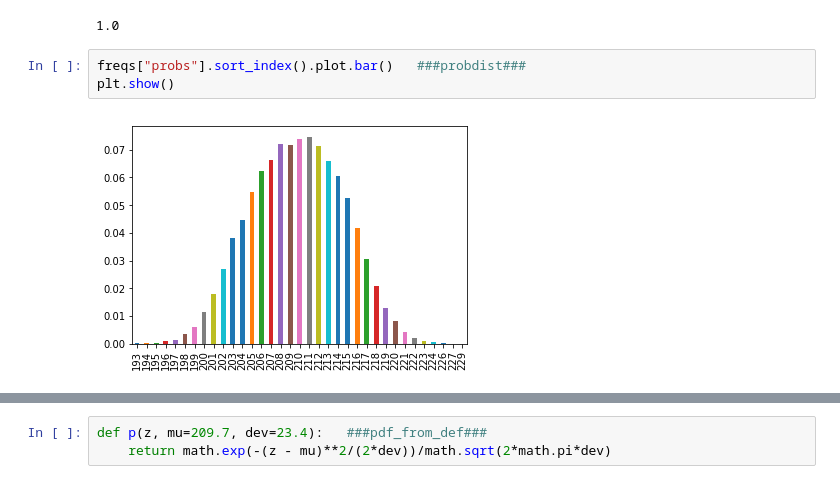
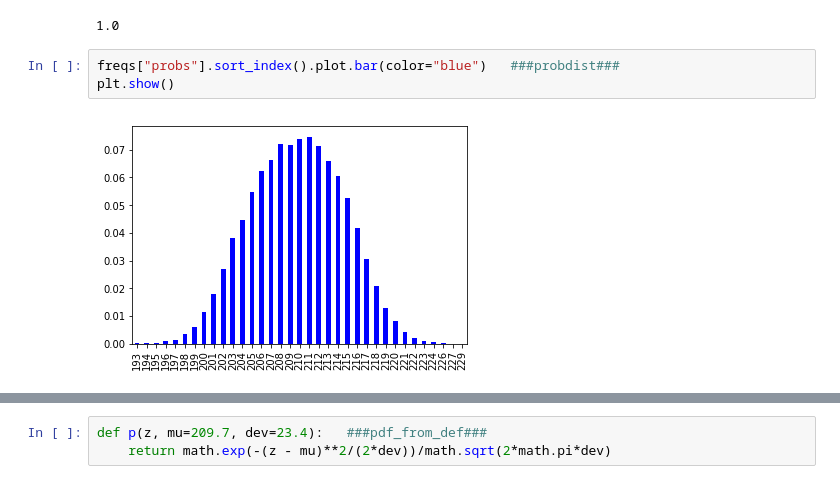
Before and after one commit to ryuichiueda/LNPR_BOOK_CODES, a Jupyter notebook: section_sensor/lidar_200.ipynb, the cells around one changed output, grey strips where cells are left out. Drawn from its saved outputs; the diff is of its cells as text.

```diff
--- a/section_sensor/lidar_200.ipynb
+++ b/section_sensor/lidar_200.ipynb
@@ -147,10 +120,10 @@ sum(freqs["probs"])  ###confirmsum###
 # %% [output]
 1.0
 # %%
-freqs["probs"].sort_index().plot.bar()   ###probdist###
+freqs["probs"].sort_index().plot.bar(color="blue")   ###probdist###
 plt.show()
 # %% [output]
-[figure, old version]
+[figure, new version]
 # %%
 def drawing(): #ややこしいので関数として定義  ###one_sampling###
     return freqs.sample(n=1, weights="probs").index[0]
```
Also changed, not shown: parts of 5 cells of this notebook, 1 other file.
